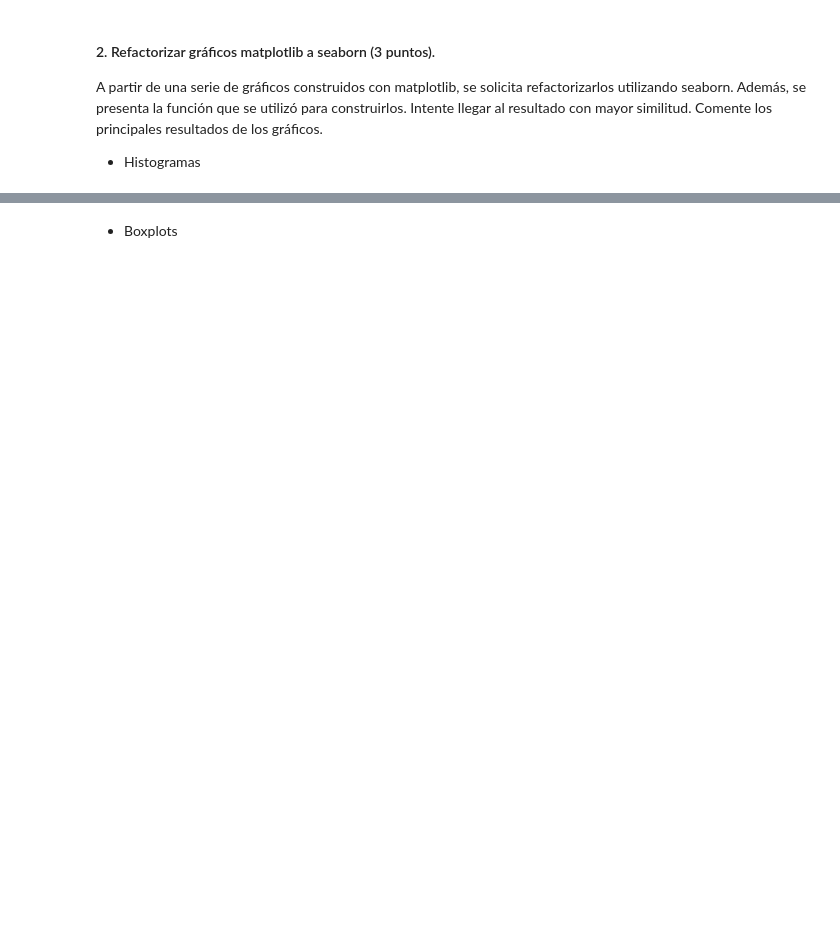
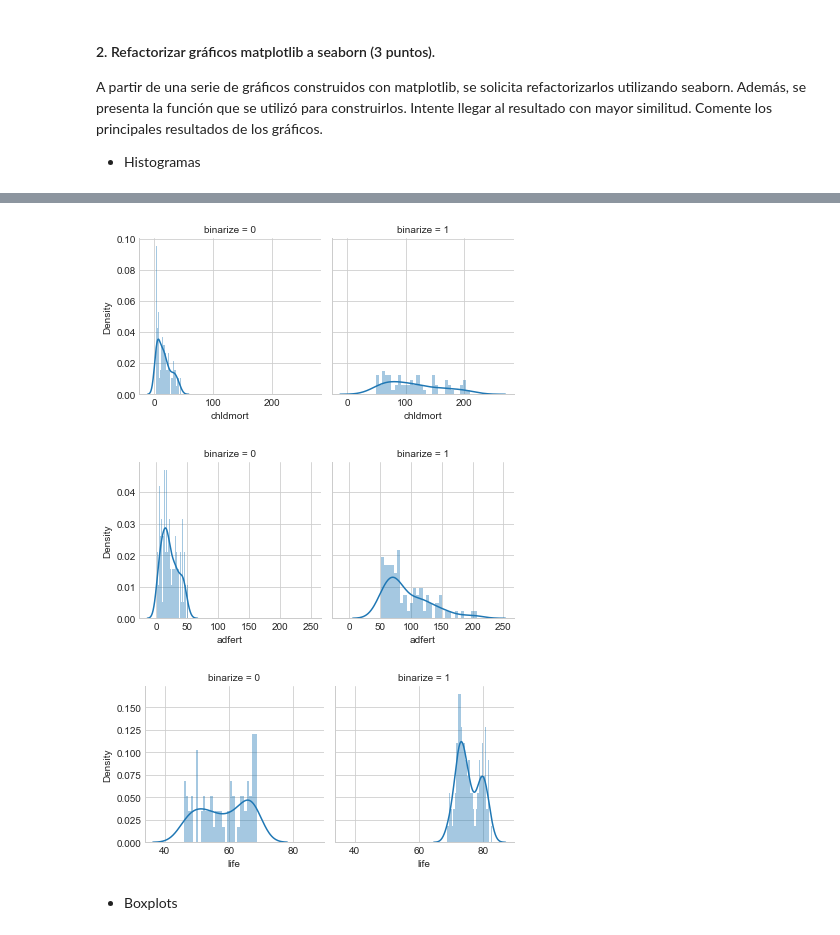
Before and after one commit to antosource/CursoDataScience, a Jupyter notebook: FundamentosDataScience/4/guiado.ipynb, the cells around one changed output, grey strips where cells are left out. Cells and saved outputs as stored; diff of their text form; code cells hidden in the pictures; blank space fills up the shorter version.

```diff
--- a/FundamentosDataScience/4/guiado.ipynb
+++ b/FundamentosDataScience/4/guiado.ipynb
@@ -71,3 +103,17 @@ binarize_histogram(df, 'adfert')
+# %%
+def binarize_histogram_se(dataframe, variable):
+    tmp = dataframe
+    tmp['binarize'] = np.where(tmp[variable] > np.mean(tmp[variable]), 1, 0) # genera una columna con valores 1 o 0 segun la condicion
+
+    grid = sns.FacetGrid(tmp, col='binarize', col_wrap=2) # un grafico por categoria
+    grid.map(sns.distplot, variable, bins=30)
+
+for i in var_an:
+    binarize_histogram_se(df,i)
+# %% [output]
+[figure, added]
+[figure, added]
+[figure, added]
 # %% [markdown]
 - Boxplots
 # %%
```
Also changed, not shown: parts of 9 cells of this notebook, 2 other files.
